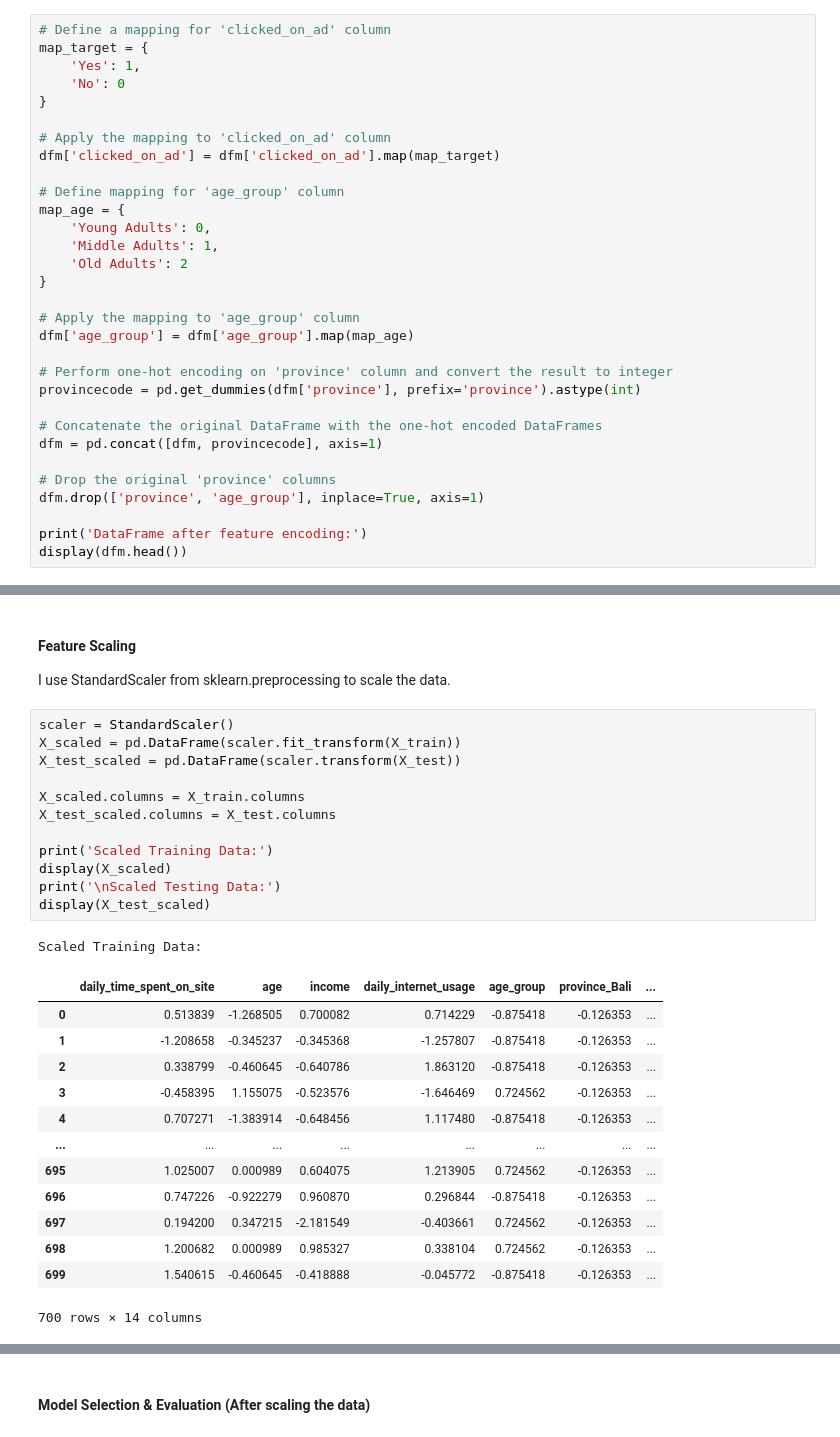
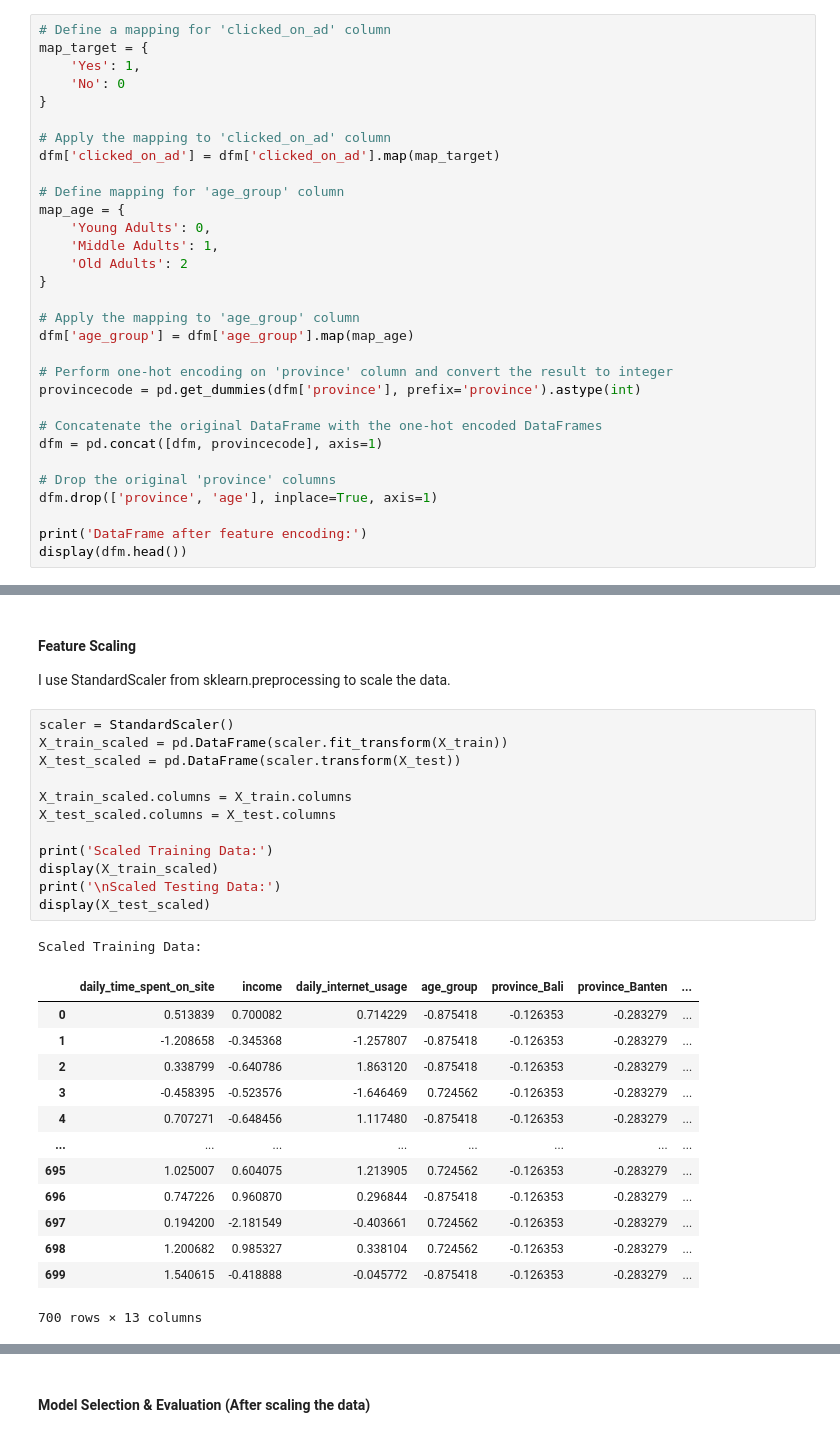
Before and after one commit to azaryasph/Predict-Customer-Clicked-Ads-Classification-By-Using-Machine-Learning, a Jupyter notebook: notebook/Predict Customer Clicked Ads Classification By Using Machine Learning.ipynb, the cells around one changed output, grey strips where cells are left out. Drawn from its saved outputs; the diff is of its cells as text.

```diff
--- a/notebook/Predict Customer Clicked Ads Classification By Using Machine Learning.ipynb
+++ b/notebook/Predict Customer Clicked Ads Classification By Using Machine Learning.ipynb
@@ -754,7 +754,7 @@ provincecode = pd.get_dummies(dfm['province'], prefix='province').astype(int)
 dfm = pd.concat([dfm, provincecode], axis=1)
 
 # Drop the original 'province' columns
-dfm.drop(['province', 'age_group'], inplace=True, axis=1)
+dfm.drop(['province', 'age'], inplace=True, axis=1)
 
 print('DataFrame after feature encoding:')
 display(dfm.head())
@@ -1029,29 +990,29 @@ In summary, the Decision Tree, Random Forest, AdaBoost, Gradient Boosting, and X
 I use StandardScaler from sklearn.preprocessing to scale the data.
 # %%
 scaler = StandardScaler()
-X_scaled = pd.DataFrame(scaler.fit_transform(X_train))
+X_train_scaled = pd.DataFrame(scaler.fit_transform(X_train))
 X_test_scaled = pd.DataFrame(scaler.transform(X_test))
 
-X_scaled.columns = X_train.columns
+X_train_scaled.columns = X_train.columns
 X_test_scaled.columns = X_test.columns
 
 print('Scaled Training Data:')
-display(X_scaled)
+display(X_train_scaled)
 print('\nScaled Testing Data:')
 display(X_test_scaled)
 # %% [output]
 Scaled Training Data:
-|  | daily_time_spent_on_site | age | income | daily_internet_usage | age_group | province_Bali | ... |
-| 0 | 0.513839 | -1.268505 | 0.700082 | 0.714229 | -0.875418 | -0.126353 | ... |
-| 1 | -1.208658 | -0.345237 | -0.345368 | -1.257807 | -0.875418 | -0.126353 | ... |
-| 2 | 0.338799 | -0.460645 | -0.640786 | 1.863120 | -0.875418 | -0.126353 | ... |
-| 3 | -0.458395 | 1.155075 | -0.523576 | -1.646469 | 0.724562 | -0.126353 | ... |
-| 4 | 0.707271 | -1.383914 | -0.648456 | 1.117480 | -0.875418 | -0.126353 | ... |
+|  | daily_time_spent_on_site | income | daily_internet_usage | age_group | province_Bali | province_Banten | ... |
+| 0 | 0.513839 | 0.700082 | 0.714229 | -0.875418 | -0.126353 | -0.283279 | ... |
+| 1 | -1.208658 | -0.345368 | -1.257807 | -0.875418 | -0.126353 | -0.283279 | ... |
+| 2 | 0.338799 | -0.640786 | 1.863120 | -0.875418 | -0.126353 | -0.283279 | ... |
+| 3 | -0.458395 | -0.523576 | -1.646469 | 0.724562 | -0.126353 | -0.283279 | ... |
+| 4 | 0.707271 | -0.648456 | 1.117480 | -0.875418 | -0.126353 | -0.283279 | ... |
 | ... | ... | ... | ... | ... | ... | ... | ... |
-| 695 | 1.025007 | 0.000989 | 0.604075 | 1.213905 | 0.724562 | -0.126353 | ... |
-| 696 | 0.747226 | -0.922279 | 0.960870 | 0.296844 | -0.875418 | -0.126353 | ... |
-| 697 | 0.194200 | 0.347215 | -2.181549 | -0.403661 | 0.724562 | -0.126353 | ... |
-| 698 | 1.200682 | 0.000989 | 0.985327 | 0.338104 | 0.724562 | -0.126353 | ... |
-| 699 | 1.540615 | -0.460645 | -0.418888 | -0.045772 | -0.875418 | -0.126353 | ... |
+| 695 | 1.025007 | 0.604075 | 1.213905 | 0.724562 | -0.126353 | -0.283279 | ... |
+| 696 | 0.747226 | 0.960870 | 0.296844 | -0.875418 | -0.126353 | -0.283279 | ... |
+| 697 | 0.194200 | -2.181549 | -0.403661 | 0.724562 | -0.126353 | -0.283279 | ... |
+| 698 | 1.200682 | 0.985327 | 0.338104 | 0.724562 | -0.126353 | -0.283279 | ... |
+| 699 | 1.540615 | -0.418888 | -0.045772 | -0.875418 | -0.126353 | -0.283279 | ... |
-700 rows × 14 columns
+700 rows × 13 columns
 Scaled Testing Data:
```
Also changed, not shown: parts of 28 cells of this notebook.
